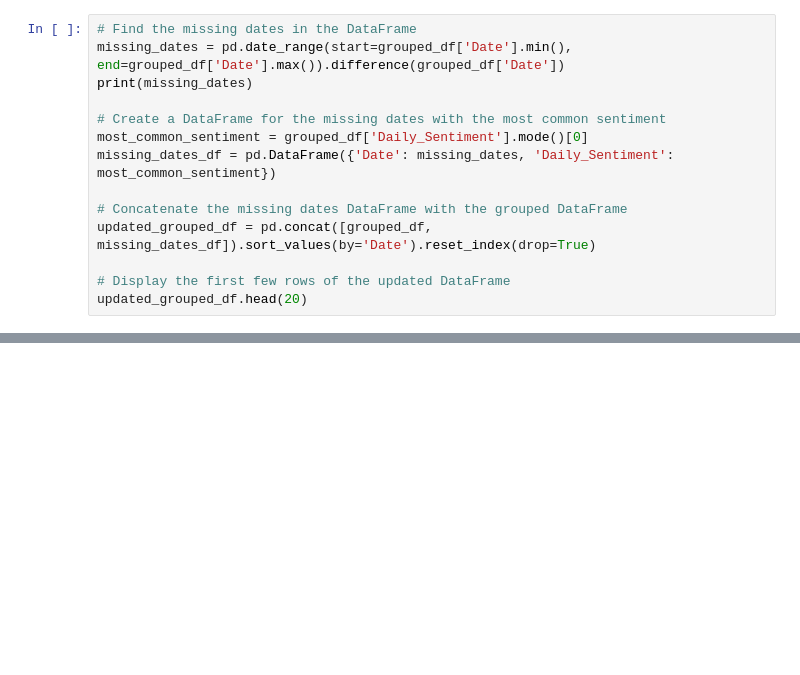
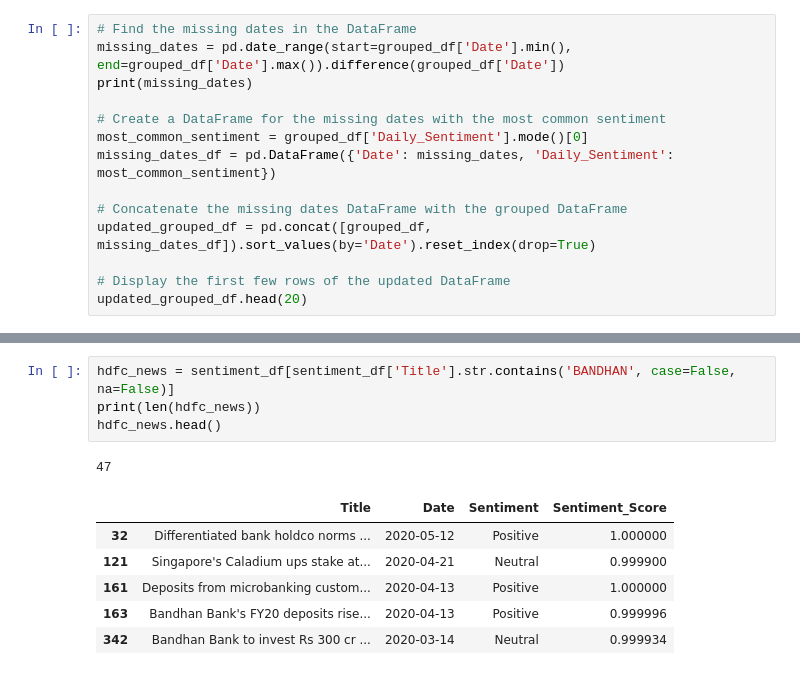
Before and after one commit to sachinprasanna7/Stock-Movement-Prediction-using-Spectrograms-Technical-Indicators-and-News, a Jupyter notebook: load_financia_news.ipynb, the cells around one changed output, grey strips where cells are left out. Drawn from its saved outputs; the diff is of its cells as text; blank space fills up the shorter version.

```diff
--- a/load_financia_news.ipynb
+++ b/load_financia_news.ipynb
@@ -370,0 +375,12 @@ updated_grouped_df.to_csv('updated_daily_sentiment.csv', index=False)
+# %%
+hdfc_news = sentiment_df[sentiment_df['Title'].str.contains('BANDHAN', case=False, na=False)]
+print(len(hdfc_news))
+hdfc_news.head()
+# %% [output]
+47
+|  | Title | Date | Sentiment | Sentiment_Score |
+| 32 | Differentiated bank holdco norms ... | 2020-05-12 | Positive | 1.000000 |
+| 121 | Singapore's Caladium ups stake at... | 2020-04-21 | Neutral | 0.999900 |
+| 161 | Deposits from microbanking custom... | 2020-04-13 | Positive | 1.000000 |
+| 163 | Bandhan Bank's FY20 deposits rise... | 2020-04-13 | Positive | 0.999996 |
+| 342 | Bandhan Bank to invest Rs 300 cr ... | 2020-03-14 | Neutral | 0.999934 |
```
Also changed, not shown: parts of 7 cells of this notebook.
